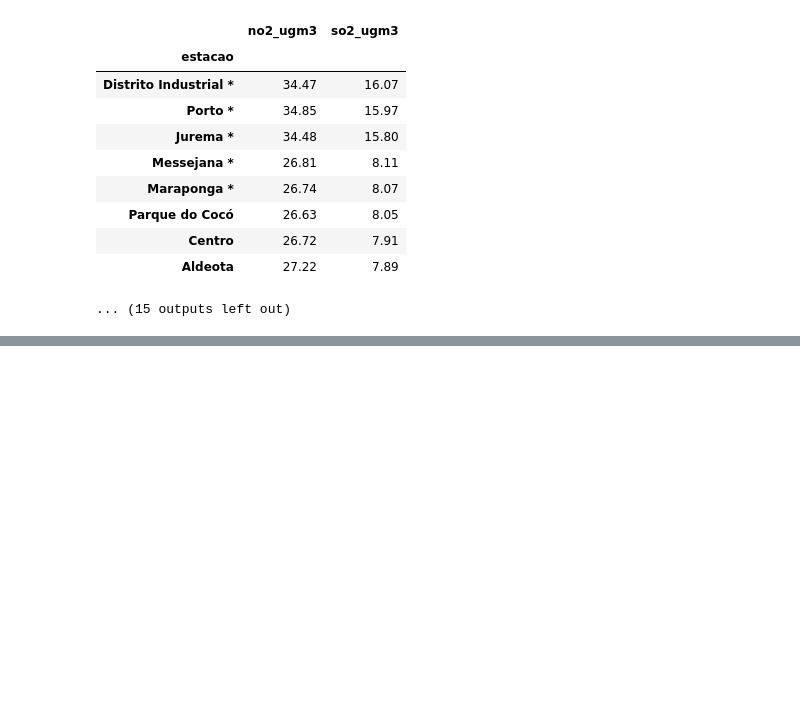
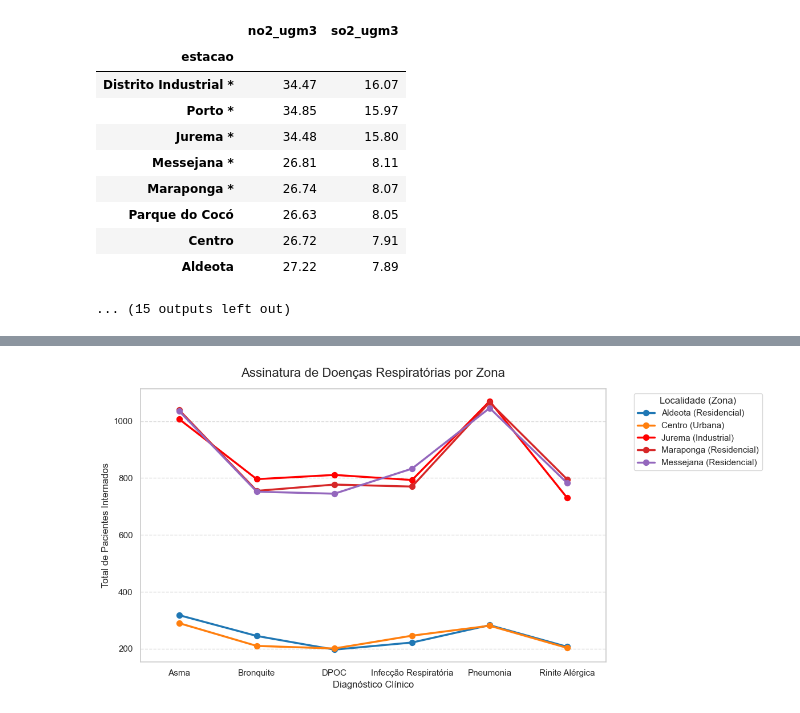
Before and after one commit to felipecezar01/projeto3_poluicao_atmosferica-CDT13, a Jupyter notebook: notebooks/01_relatorio_alerta_vermelho.ipynb, the cells around one changed output, grey strips where cells are left out. Saved outputs shown, nothing was run; the diff lists cells and outputs as text; code cells hidden in the pictures; blank space fills up the shorter version.

Commit message:
Update notebooks and data

```diff
--- a/notebooks/01_relatorio_alerta_vermelho.ipynb
+++ b/notebooks/01_relatorio_alerta_vermelho.ipynb
@@ -377,0 +787,97 @@ Nossa base de dados tem o cadastro desses bairros: Jurema, Distrito Industrial,
+# %%
+# ==============================================================================
+# 8. DISTRIBUIÇÃO GEOGRÁFICA E CLÍNICA DAS INTERNAÇÕES (COM ZONEAMENTO)
+# ==============================================================================
+import matplotlib.pyplot as plt
+import seaborn as sns
+
+# --- TRUQUE DE MESTRE: Trazendo o Zoneamento para a Saúde ---
+# 1. Extraindo o dicionário de zonas do dataset de ar e limpando o asterisco
+zonas_dict = df_ar.drop_duplicates('estacao').set_index('estacao')['tipo_zona'].to_dict()
+zonas_limpo = {k.replace(' *', ''): str(v).capitalize() for k, v in zonas_dict.items()}
+
+# 2. Criando uma nova coluna no df de saúde com o formato "Bairro (Zona)"
+df_internacoes_ouro['bairro_zona'] = df_internacoes_ouro['bairro_residencia'].apply(
+    lambda x: f"{x} ({zonas_limpo.get(x, 'Desconhecido')})"
+)
+
+# ==============================================================================
+print("="*60)
+print(" 1. RANKING DE INTERNAÇÕES POR BAIRRO E ZONA")
+print("="*60)
+
+# Agrupando internações usando a nova coluna "bairro_zona"
+ranking_bairros = df_internacoes_ouro['bairro_zona'].value_counts().reset_index()
+ranking_bairros.columns = ['Localidade (Zoneamento)', 'Total de Internações']
+
+total_geral = len(df_internacoes_ouro)
+ranking_bairros['% do Total Geral'] = (ranking_bairros['Total de Internações'] / total_geral * 100).round(2).astype(str) + '%'
+
+display(ranking_bairros)
+
+# ==============================================================================
+print("\n" + "="*60)
+print(" 2. DETALHAMENTO DE DOENÇAS POR BAIRRO (VALORES ABSOLUTOS)")
+print("="*60)
+
+matriz_doencas_abs = pd.crosstab(
+    index=df_internacoes_ouro['bairro_zona'],
+    columns=df_internacoes_ouro['diagnostico'],
+    margins=True,
+    margins_name='Total'
+)
+display(matriz_doencas_abs)
+
+# ==============================================================================
+print("\n" + "="*60)
+print(" VISUALIZAÇÃO GRÁFICA: PERFIL EPIDEMIOLÓGICO POR BAIRRO")
+print("="*60)
+
+# Preparando os dados para o Seaborn (Agrupando Bairro/Zona x Doença)
+df_grafico = df_internacoes_ouro.groupby(['bairro_zona', 'diagnostico']).size().reset_index(name='Total')
+
+# Definindo a paleta de cores (Garantindo que a Jurema continue gritando em vermelho)
+bairros_zonas = df_grafico['bairro_zona'].unique()
+paleta_bairros = sns.color_palette("tab10", len(bairros_zonas))
+cores_bairros = dict(zip(bairros_zonas, paleta_bairros))
+
+# Procura a chave que contém 'Jurema' e pinta de vermelho
+for chave in cores_bairros.keys():
+    if 'Jurema' in chave:
+        cores_bairros[chave] = 'red'
+
+# Plotando o gráfico de perfil
+plt.figure(figsize=(12, 6))
+sns.pointplot(
+    data=df_grafico,
+    x='diagnostico',
+    y='Total',
+    hue='bairro_zona',
+    palette=cores_bairros,
+    markers='o',
+    linewidth=2.5
+)
+
+# Estilização
+plt.title('Assinatura de Doenças Respiratórias por Zona', fontsize=16, pad=15)
+plt.xlabel('Diagnóstico Clínico', fontsize=12)
+plt.ylabel('Total de Pacientes Internados', fontsize=12)
+plt.grid(axis='y', linestyle='--', alpha=0.7)
+plt.legend(title='Localidade (Zona)', bbox_to_anchor=(1.05, 1), loc='upper left')
+plt.tight_layout()
+plt.show()
+
+# ==============================================================================
+print("\n" + "="*60)
+print(" 3. REPRESENTATIVIDADE DAS DOENÇAS (% EM RELAÇÃO AO TOTAL GERAL)")
+print("="*60)
+
+matriz_doencas_pct = pd.crosstab(
+    index=df_internacoes_ouro['bairro_zona'],
+    columns=df_internacoes_ouro['diagnostico'],
+    normalize='all'
+) * 100
+
+matriz_doencas_pct = matriz_doencas_pct.map(lambda x: f"{x:.2f}%")
+display(matriz_doencas_pct)
+# %% [output]
@@ -377,0 +907 @@ Nossa base de dados tem o cadastro desses bairros: Jurema, Distrito Industrial,
+[figure, added]
```
Also changed, not shown: parts of 58 cells of this notebook, 1 other file.
